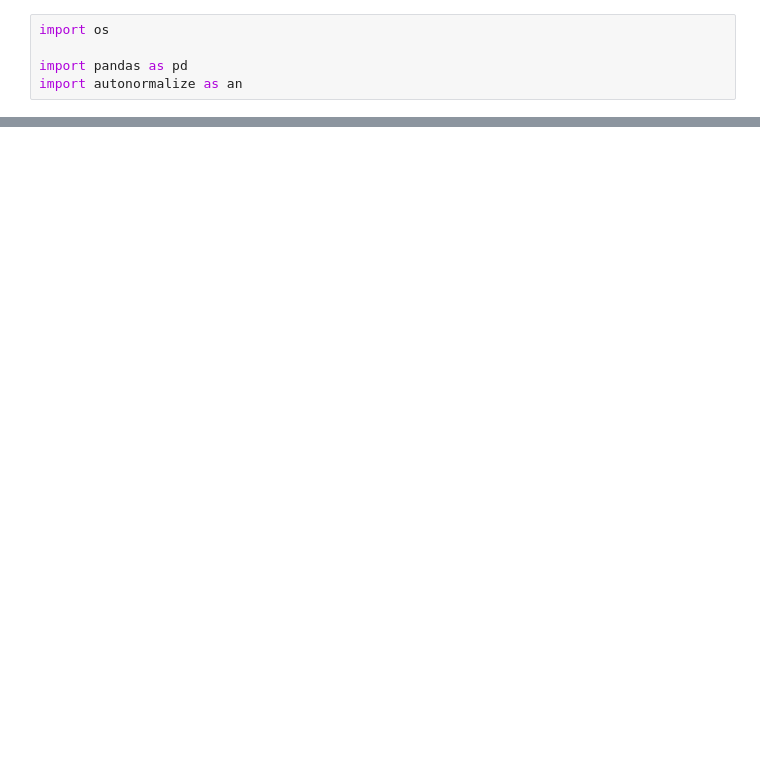
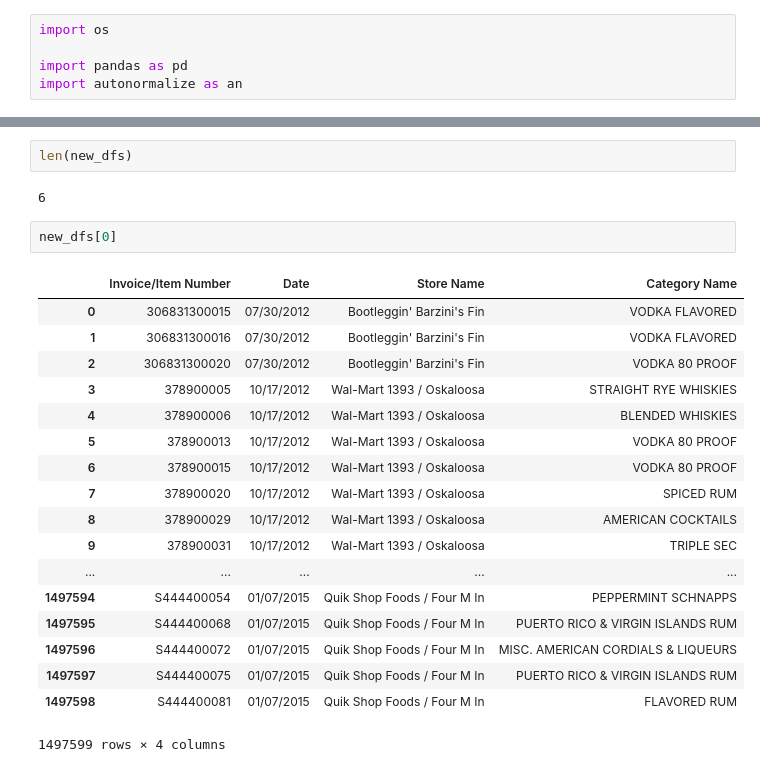
Before and after one commit to alteryx/autonormalize, a Jupyter notebook: DEMO LIQUOR.ipynb, the cells around one changed output, grey strips where cells are left out. Drawn from its saved outputs; the diff is of its cells as text; blank space fills up the shorter version.

```diff
--- a/DEMO LIQUOR.ipynb
+++ b/DEMO LIQUOR.ipynb
@@ -62,0 +104,25 @@ for grp in groupings:
+# %%
+len(new_dfs)
+# %% [output]
+6
+# %%
+new_dfs[0]
+# %% [output]
+|  | Invoice/Item Number | Date | Store Name | Category Name |
+| 0 | 306831300015 | 07/30/2012 | Bootleggin' Barzini's Fin | VODKA FLAVORED |
+| 1 | 306831300016 | 07/30/2012 | Bootleggin' Barzini's Fin | VODKA FLAVORED |
+| 2 | 306831300020 | 07/30/2012 | Bootleggin' Barzini's Fin | VODKA 80 PROOF |
+| 3 | 378900005 | 10/17/2012 | Wal-Mart 1393 / Oskaloosa | STRAIGHT RYE WHISKIES |
+| 4 | 378900006 | 10/17/2012 | Wal-Mart 1393 / Oskaloosa | BLENDED WHISKIES |
+| 5 | 378900013 | 10/17/2012 | Wal-Mart 1393 / Oskaloosa | VODKA 80 PROOF |
+| 6 | 378900015 | 10/17/2012 | Wal-Mart 1393 / Oskaloosa | VODKA 80 PROOF |
+| 7 | 378900020 | 10/17/2012 | Wal-Mart 1393 / Oskaloosa | SPICED RUM |
+| 8 | 378900029 | 10/17/2012 | Wal-Mart 1393 / Oskaloosa | AMERICAN COCKTAILS |
+| 9 | 378900031 | 10/17/2012 | Wal-Mart 1393 / Oskaloosa | TRIPLE SEC |
+| ... | ... | ... | ... | ... |
+| 1497594 | S444400054 | 01/07/2015 | Quik Shop Foods / Four M In | PEPPERMINT SCHNAPPS |
+| 1497595 | S444400068 | 01/07/2015 | Quik Shop Foods / Four M In | PUERTO RICO & VIRGIN ISLANDS RUM |
+| 1497596 | S444400072 | 01/07/2015 | Quik Shop Foods / Four M In | MISC. AMERICAN CORDIALS & LIQUEURS |
+| 1497597 | S444400075 | 01/07/2015 | Quik Shop Foods / Four M In | PUERTO RICO & VIRGIN ISLANDS RUM |
+| 1497598 | S444400081 | 01/07/2015 | Quik Shop Foods / Four M In | FLAVORED RUM |
+1497599 rows × 4 columns
```
Also changed, not shown: parts of 13 cells of this notebook, 7 other files.
